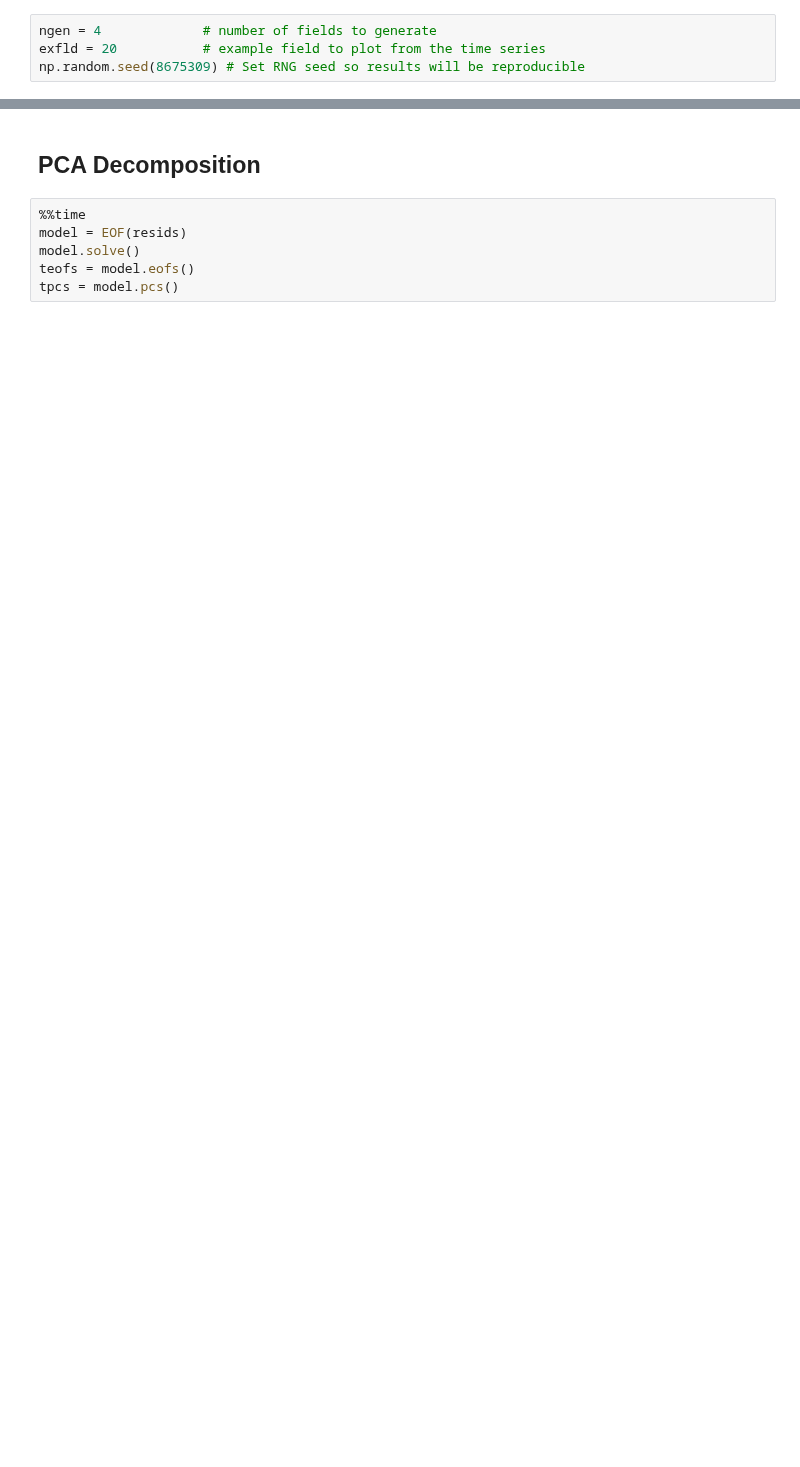
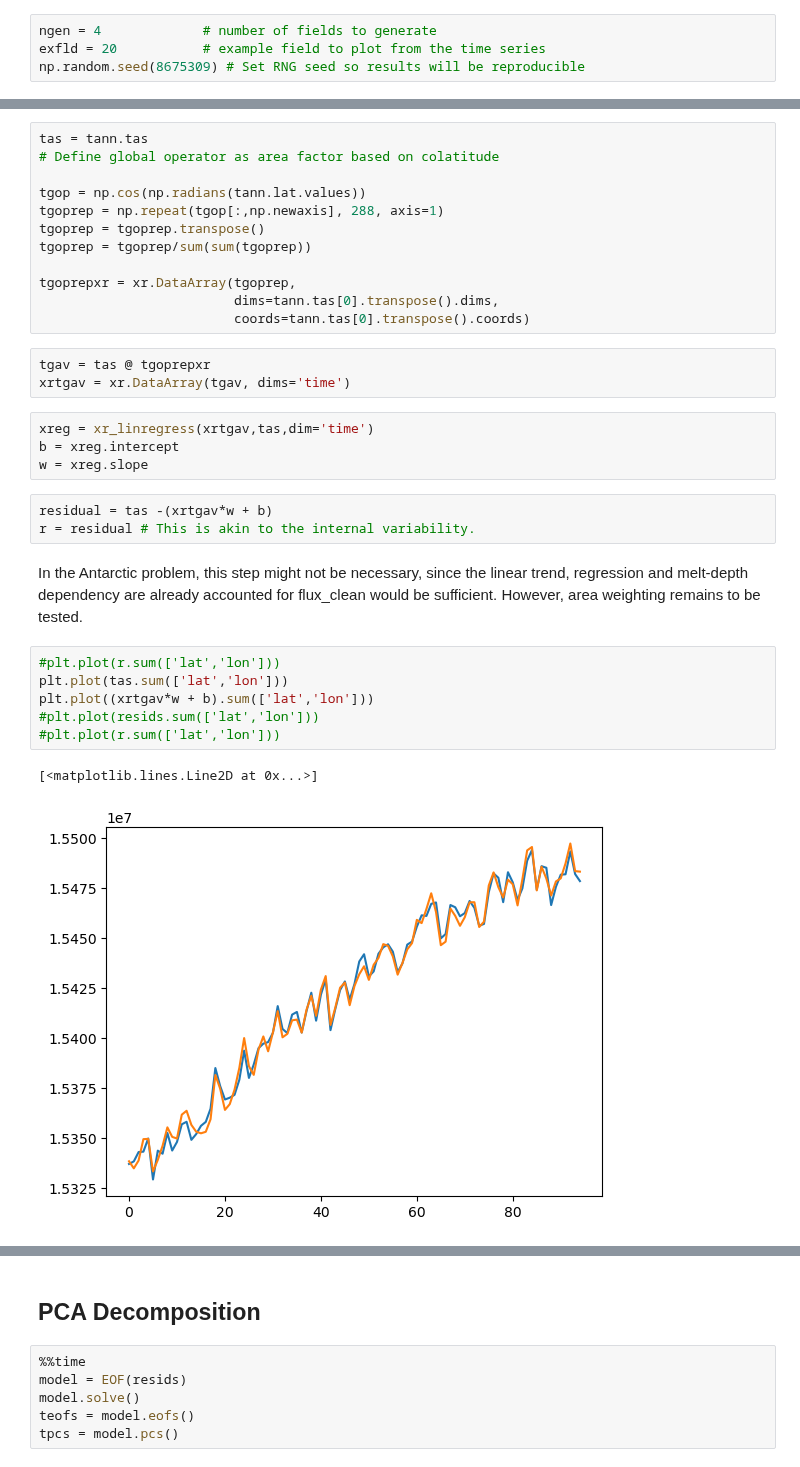
Before and after one commit to mshiv/aislens_emulation, a Jupyter notebook: notebooks/07-sm-rewrite-fldgen.ipynb, the cells around one changed output, grey strips where cells are left out. Cells and saved outputs as stored; diff of their text form; blank space fills up the shorter version.

Commit message:
compare residuals

```diff
--- a/notebooks/07-sm-rewrite-fldgen.ipynb
+++ b/notebooks/07-sm-rewrite-fldgen.ipynb
@@ -97,0 +82,35 @@ Coordinates:
+# %%
+tas = tann.tas
+# Define global operator as area factor based on colatitude
+
+tgop = np.cos(np.radians(tann.lat.values))
+tgoprep = np.repeat(tgop[:,np.newaxis], 288, axis=1)
+tgoprep = tgoprep.transpose()
+tgoprep = tgoprep/sum(sum(tgoprep))
+
+tgoprepxr = xr.DataArray(tgoprep,
+                         dims=tann.tas[0].transpose().dims,
+                         coords=tann.tas[0].transpose().coords)
+# %%
+tgav = tas @ tgoprepxr
+xrtgav = xr.DataArray(tgav, dims='time')
+# %%
+xreg = xr_linregress(xrtgav,tas,dim='time')
+b = xreg.intercept
+w = xreg.slope
+# %%
+residual = tas -(xrtgav*w + b)
+r = residual # This is akin to the internal variability.
+# %% [markdown]
+In the Antarctic problem, this step might not be necessary, since the linear trend, regression and melt-depth dependency are already accounted for
+flux_clean would be sufficient.
+However, area weighting remains to be tested.
+# %%
+#plt.plot(r.sum(['lat','lon']))
+plt.plot(tas.sum(['lat','lon']))
+plt.plot((xrtgav*w + b).sum(['lat','lon']))
+#plt.plot(resids.sum(['lat','lon']))
+#plt.plot(r.sum(['lat','lon']))
+# %% [output]
+[<matplotlib.lines.Line2D at 0x...>]
+[figure, added]
```
Also changed, not shown: parts of 17 cells of this notebook, 3 other files.
